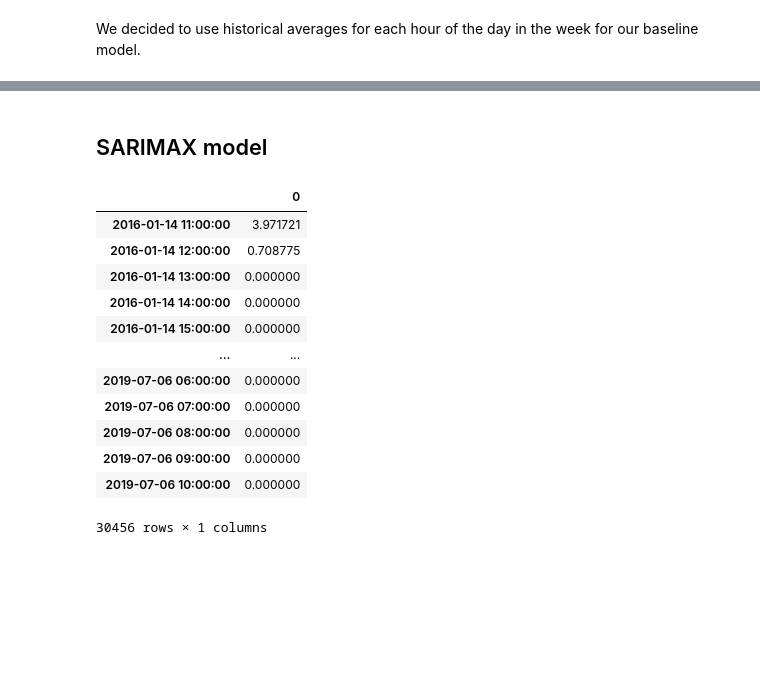
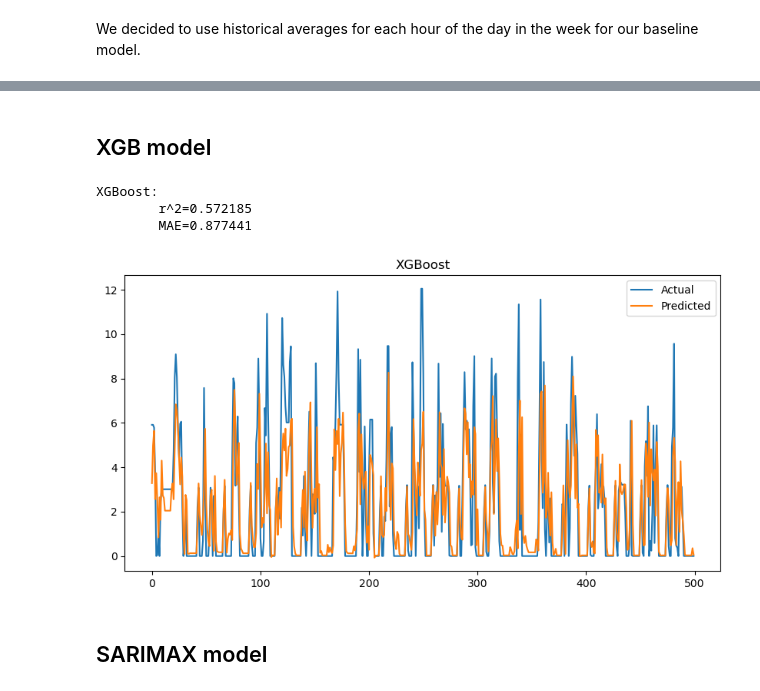
Before and after one commit to vilim-cro/Energy-and-Mobility, a Jupyter notebook: src/Section2b_Regression.ipynb, the cells around one changed output, grey strips where cells are left out. Cells and saved outputs as stored; diff of their text form; code cells hidden in the pictures; blank space fills up the shorter version.

Commit message:
Added XGB model

```diff
--- a/src/Section2b_Regression.ipynb
+++ b/src/Section2b_Regression.ipynb
@@ -304,18 +307,38 @@ PALO ALTO CA / CAMBRIDGE #1:
+# %% [markdown]
+## XGB model
+# %%
+from xgboost import XGBRegressor
+
+# Function to create lag features
+def create_lag_features(df):
+    lags = [1, 2, 3, 24, 48, 72, 168, 336, 504]
+    for lag in lags:
+        df[f"lag_{lag}"] = df["Consumption"].shift(lag)
+    return df
+
+lagged_df_training = create_lag_features(pd.DataFrame(training_data["PALO ALTO CA / CAMBRIDGE #1"], columns=["Consumption"]))
+lagged_df_test = create_lag_features(pd.DataFrame(test_data["PALO ALTO CA / CAMBRIDGE #1"], columns=["Consumption"]))
+lagged_df_training = lagged_df_training.dropna().reset_index(drop=True)
+lagged_df_test = lagged_df_test.dropna().reset_index(drop=True)
+
+
+# Splitting into features and target
+X_train = lagged_df_training.drop(columns=["Consumption"])
+y_train = lagged_df_training["Consumption"]
+
+X_test = lagged_df_test.drop(columns=["Consumption"])
+y_test = lagged_df_test["Consumption"]
+
+model = XGBRegressor(n_estimators=1000, learning_rate=0.01, max_depth=10, random_state=42)
+model.fit(X_train, y_train)
+
+y_preds = model.predict(X_test)
+print_stats(y_test, y_preds, "XGBoost")
+plot_predicted_vs_actual(pd.Series(y_test), pd.Series(y_preds), "XGBoost")
+# %% [output]
+XGBoost:
+        r^2=0.572185
+        MAE=0.877441
+[figure, added]
 # %% [markdown]
 ## SARIMAX model
-# %%
-pd.DataFrame(training_data["PALO ALTO CA / CAMBRIDGE #1"], columns=["Consumption"])
-# %% [output]
-|  | 0 |
-| 2016-01-14 11:00:00 | 3.971721 |
-| 2016-01-14 12:00:00 | 0.708775 |
-| 2016-01-14 13:00:00 | 0.000000 |
-| 2016-01-14 14:00:00 | 0.000000 |
-| 2016-01-14 15:00:00 | 0.000000 |
-| ... | ... |
-| 2019-07-06 06:00:00 | 0.000000 |
-| 2019-07-06 07:00:00 | 0.000000 |
-| 2019-07-06 08:00:00 | 0.000000 |
-| 2019-07-06 09:00:00 | 0.000000 |
-| 2019-07-06 10:00:00 | 0.000000 |
-30456 rows × 1 columns
```
Also changed, not shown: parts of 5 cells of this notebook.
